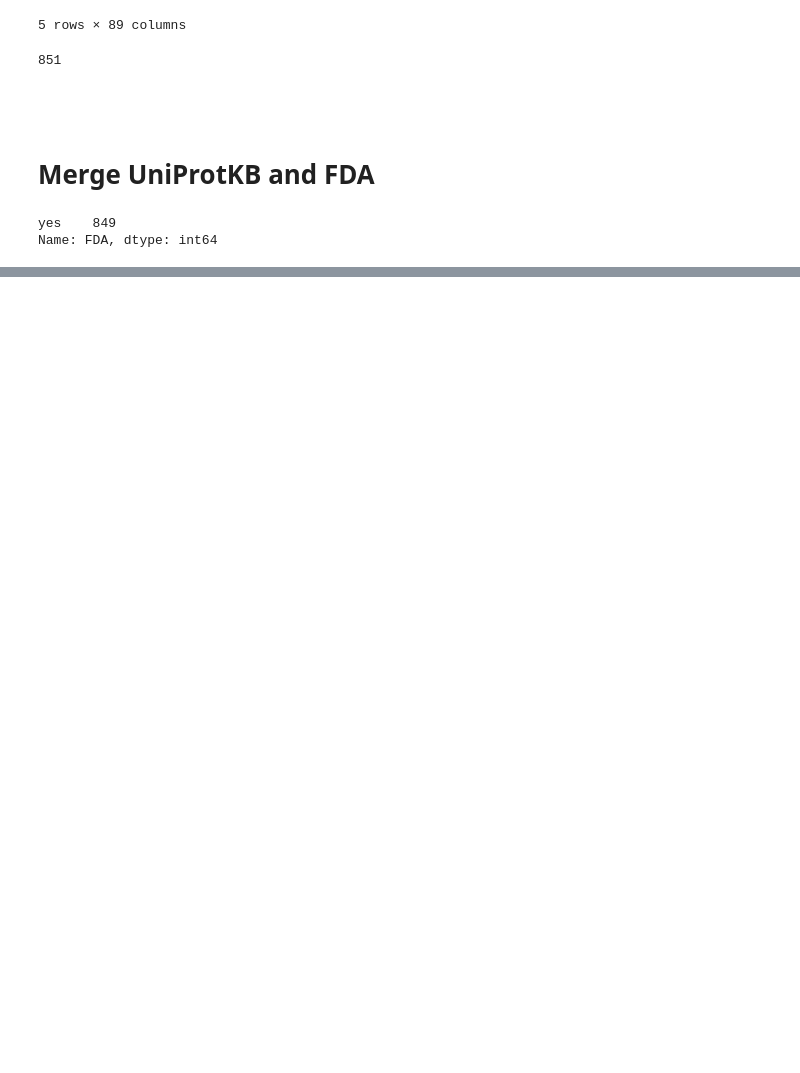
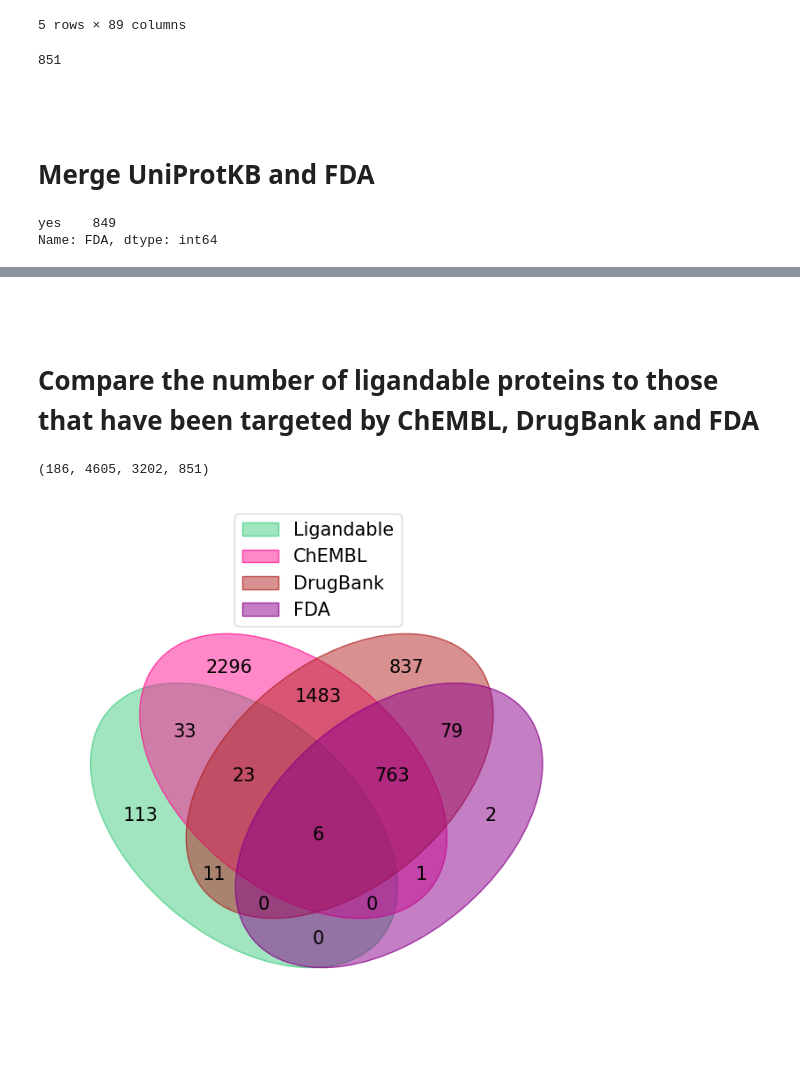
Before and after one commit to lmboat/protein_function_annotations, a Jupyter notebook: protein_druggability_annotations/protein_druggability_annotation.ipynb, the cells around one changed output, grey strips where cells are left out. Cells and saved outputs as stored; diff of their text form; code cells hidden in the pictures; blank space fills up the shorter version.

Commit message:
add figure code

```diff
--- a/protein_druggability_annotations/protein_druggability_annotation.ipynb
+++ b/protein_druggability_annotations/protein_druggability_annotation.ipynb
@@ -115,0 +163,53 @@ u_df.to_csv(date + '_uniprot_annotated_druggability.csv', index = False)
+# %%
+# # subset dataset based on criteria
+# df = df[df[['your_column_name'] == 'specific_value']]
+# specify experimental group as all genes with
+# log2ratio >= X or log2ratio <= X
+# ex. column name for selecting cutoff: 'aggregate_avg_of_avg_of_medians'
+# ex. log2ratio cuttoff: 2
+cutoff = 2
+lig_df = df[df['aggregate_avg_of_avg_of_medians'] >= cutoff]
+lig_ids = list(lig_df['protein'].unique())
+# %% [markdown]
+#
+# %% [markdown]
+# Compare the number of ligandable proteins to those that have been targeted by ChEMBL, DrugBank and FDA
+# %%
+def get_drug_venn(df, name, colors):
+
+    cmp = ListedColormap(colors)
+
+    v = venn(df,
+            fontsize=15,
+            cmap = cmp,
+            legend_loc="upper center",
+            figsize =(10, 8),
+            alpha = 0.5)
+
+    plt.savefig(date + '_' + name + '_venn.png', dpi = 300, bbox_inches = 'tight')
+    plt.show()
+# %%
+# create sets of protein ids for each group
+drug_comparison = {
+    'Ligandable': set(lig_ids),
+    'ChEMBL': set(chembl_ids),
+    'DrugBank': set(drugbank_ids),
+    'FDA': set(fda_ids)
+}
+# %%
+# print raw number of unique proteins in each group
+len(lig_ids), len(chembl_ids), len(drugbank_ids), len(fda_ids)
+# %% [output]
+(186, 4605, 3202, 851)
+# %%
+# set name of output file, list of 4 colors for each group
+output_filename = 'drug_comparison'
+venn_colors = ["#43cd80", "deeppink", "firebrick", "darkmagenta"]
+# %%
+# create 4-way venn for common protein ids across the 4 groups
+# options: drug_comparison dictionary, name of output file, list of 4 colors for each group
+get_drug_venn(drug_comparison,
+              output_filename,
+              venn_colors)
+# %% [output]
+[figure, added]
```
Also changed, not shown: parts of 7 cells of this notebook, 6 other files.
